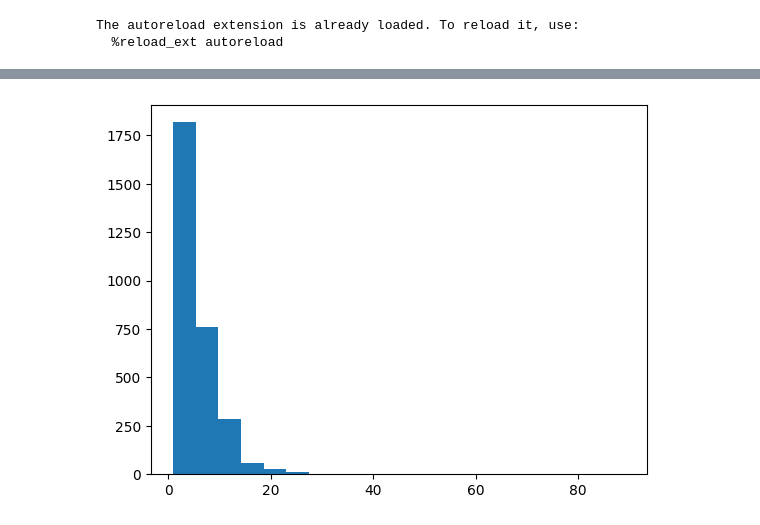
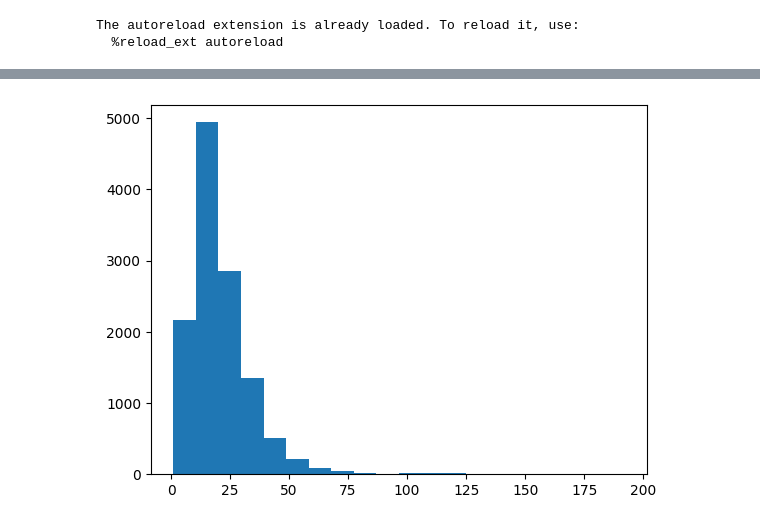
Before and after one commit to Jibril-Frej/JCRec, a Jupyter notebook: playground.ipynb, the cells around one changed output, grey strips where cells are left out. Cells and saved outputs as stored; diff of their text form; code cells hidden in the pictures.

```diff
--- a/playground.ipynb
+++ b/playground.ipynb
@@ -29,0 +30,3 @@ Dataset with 238 learners, 3587 jobs, 2973 courses and 46 skills.
+# %%
+dataset_old = Dataset("config/dataset_V1.yaml")
+print(dataset_old)
@@ -49,7 +73,7 @@ plt.show()
 # %%
 # plot the histogram of number of skills for jobs in dataset.jobs
 import matplotlib.pyplot as plt
-plt.hist([len(course[1]) for course in dataset.courses], bins=20)
+plt.hist([len(course[1]) for course in dataset_old.courses], bins=20)
 plt.show()
 # %% [output]
-[figure, old version]
+[figure, new version]
```
Also changed, not shown: parts of 9 cells of this notebook, 8 other files.
